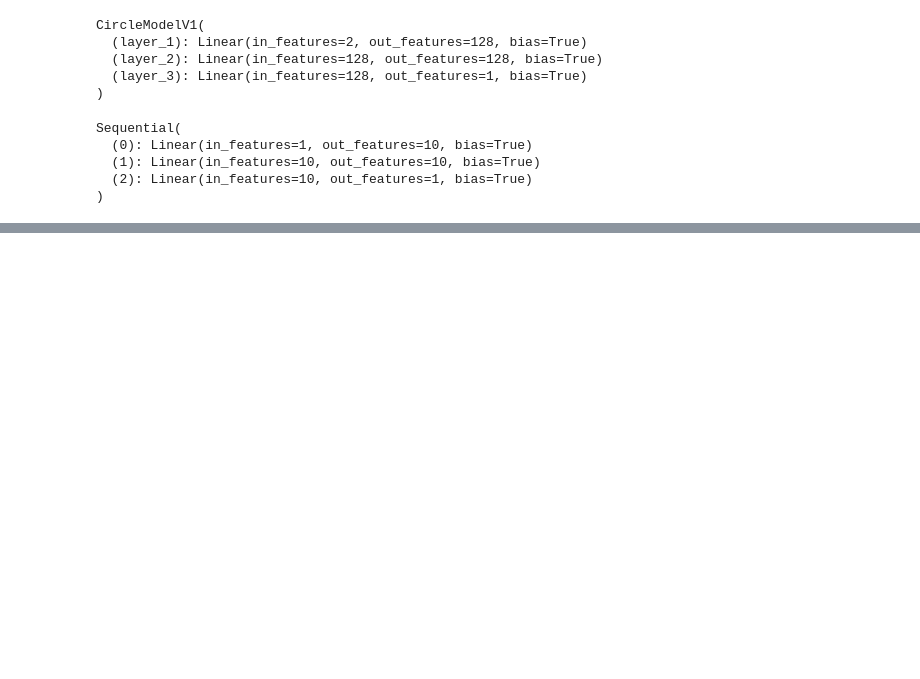
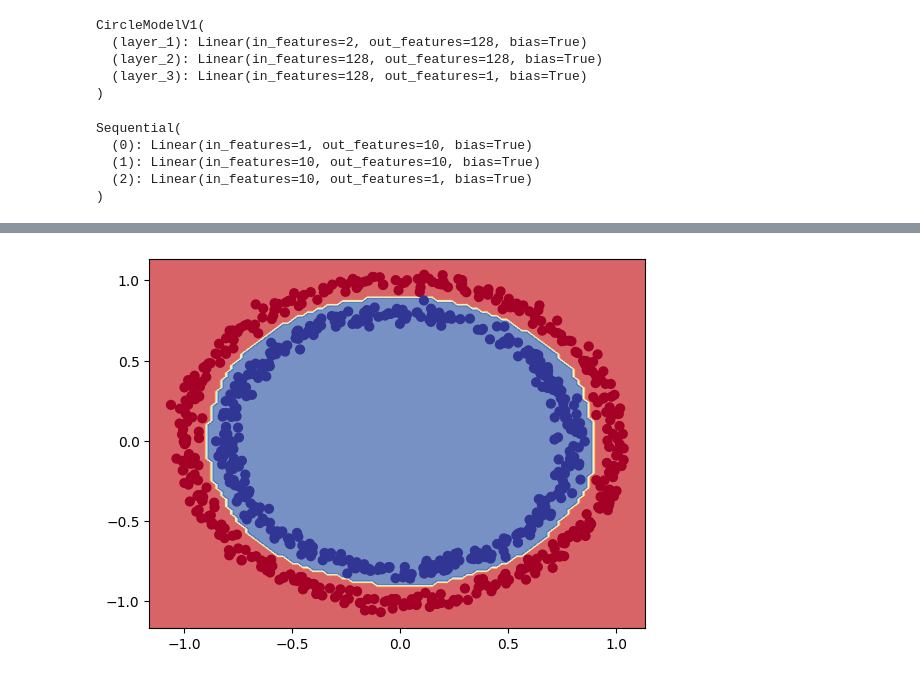
Before and after one commit to prashantiyaramareddy/MyPython-Stuff, a Jupyter notebook: Pytorch/pytorch_classification.ipynb, the cells around one changed output, grey strips where cells are left out. Drawn from its saved outputs; the diff is of its cells as text; code cells hidden in the pictures; blank space fills up the shorter version.

```diff
--- a/Pytorch/pytorch_classification.ipynb
+++ b/Pytorch/pytorch_classification.ipynb
@@ -755,0 +874,5 @@ plot_predictions(train_data=X_train_reg,
+# %%
+plot_decision_boundary(model_3, X_train, y_train)
+#
+# %% [output]
+[figure, added]
```
Also changed, not shown: parts of 19 cells of this notebook.
